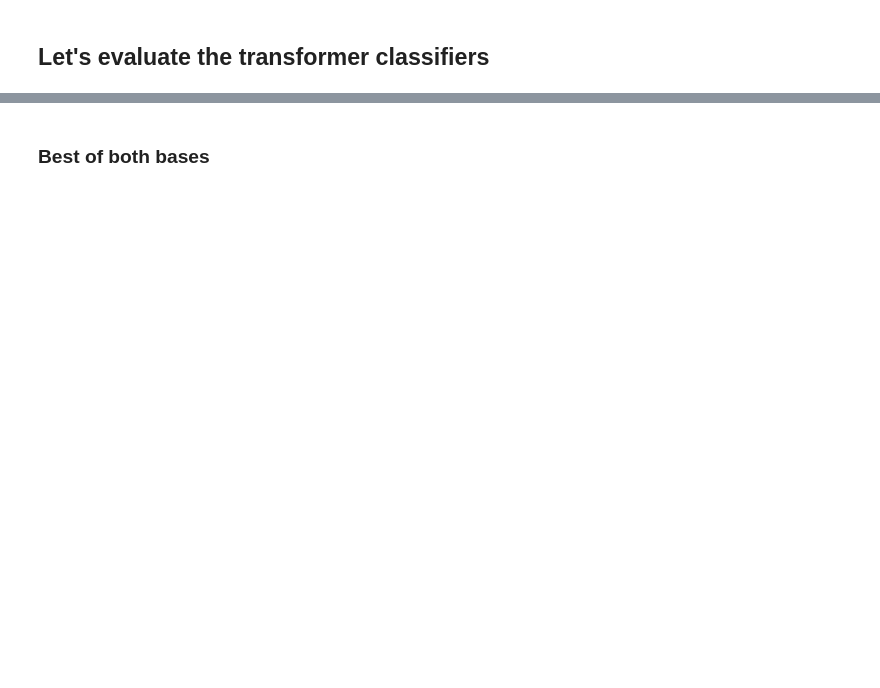
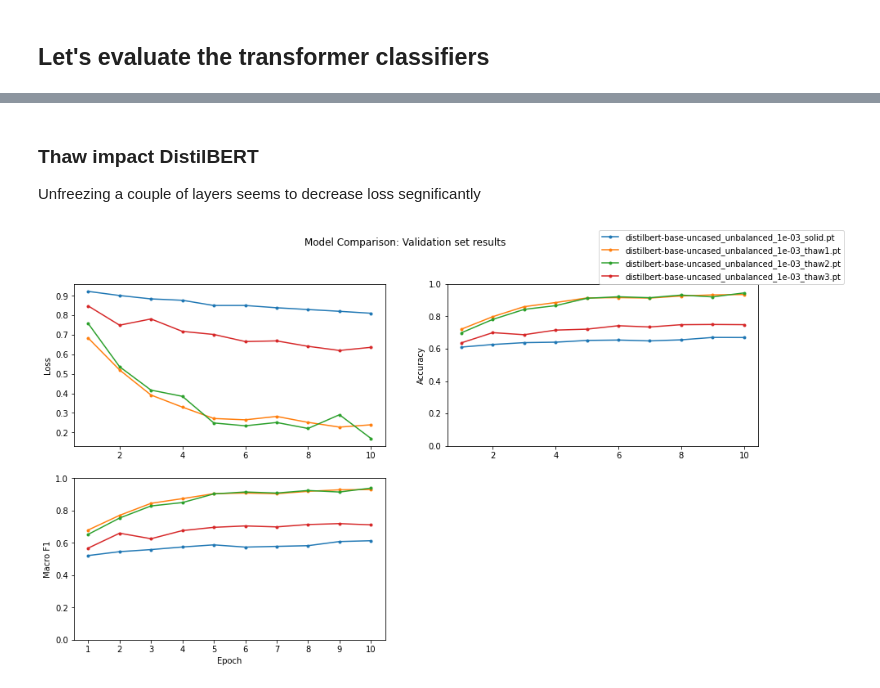
Before and after one commit to backtick-se/docks-master-thesis, a Jupyter notebook: notebooks/transformer_eval.ipynb, the cells around one changed output, grey strips where cells are left out. Cells and saved outputs as stored; diff of their text form; code cells hidden in the pictures; blank space fills up the shorter version.

```diff
--- a/notebooks/transformer_eval.ipynb
+++ b/notebooks/transformer_eval.ipynb
@@ -79,2 +79,12 @@ compare(
-# %% [markdown]
-### Best of both bases
+# %% [markdown]
+### Thaw impact DistilBERT
+Unfreezing a couple of layers seems to decrease loss segnificantly
+# %%
+compare(
+    'distilbert-base-uncased_unbalanced_1e-03_solid.pt',
+    'distilbert-base-uncased_unbalanced_1e-03_thaw1.pt',
+    'distilbert-base-uncased_unbalanced_1e-03_thaw2.pt',
+    'distilbert-base-uncased_unbalanced_1e-03_thaw3.pt',
+)
+# %% [output]
+[figure, added]
```
Also changed, not shown: parts of 15 cells of this notebook, 1 other file.
